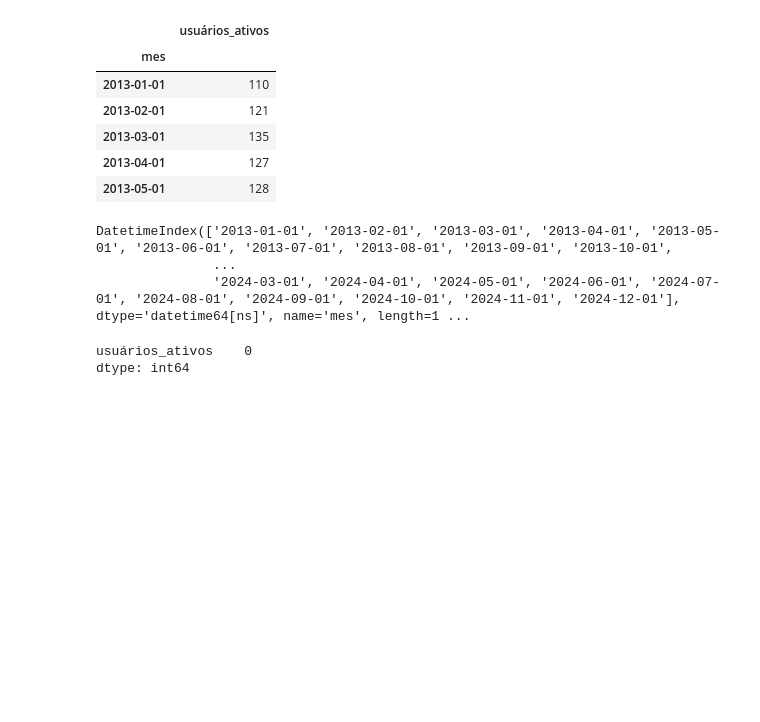
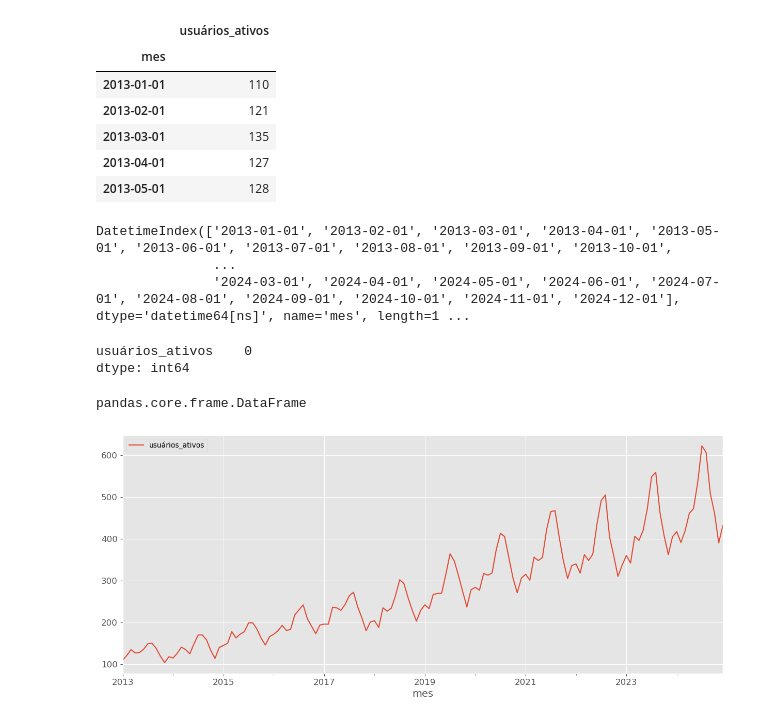
Before and after one commit to jrcomitre/Prever-Usuarios-Ativos-em-Web-Site, a Jupyter notebook: forecast_active_users.ipynb, the cells around one changed output. Drawn from its saved outputs; the diff is of its cells as text; code cells hidden in the pictures; blank space fills up the shorter version.

Commit message:
Plot, Grafico de Densidade e Sub Plots

```diff
--- a/forecast_active_users.ipynb
+++ b/forecast_active_users.ipynb
@@ -156,3 +156,13 @@ dados_serie.isnull().sum()
 # %% [output]
 usuários_ativos    0
 dtype: int64
+# %%
+type(dados_serie)
+# %% [output]
+pandas.core.frame.DataFrame
+# %%
+# Plot da série temporal - Observando algumas tendências
+dados_serie.plot(figsize=(15, 6))
+plt.show()
+# %% [output]
+[figure, added]
```
Also changed, not shown: parts of 2 cells of this notebook.
